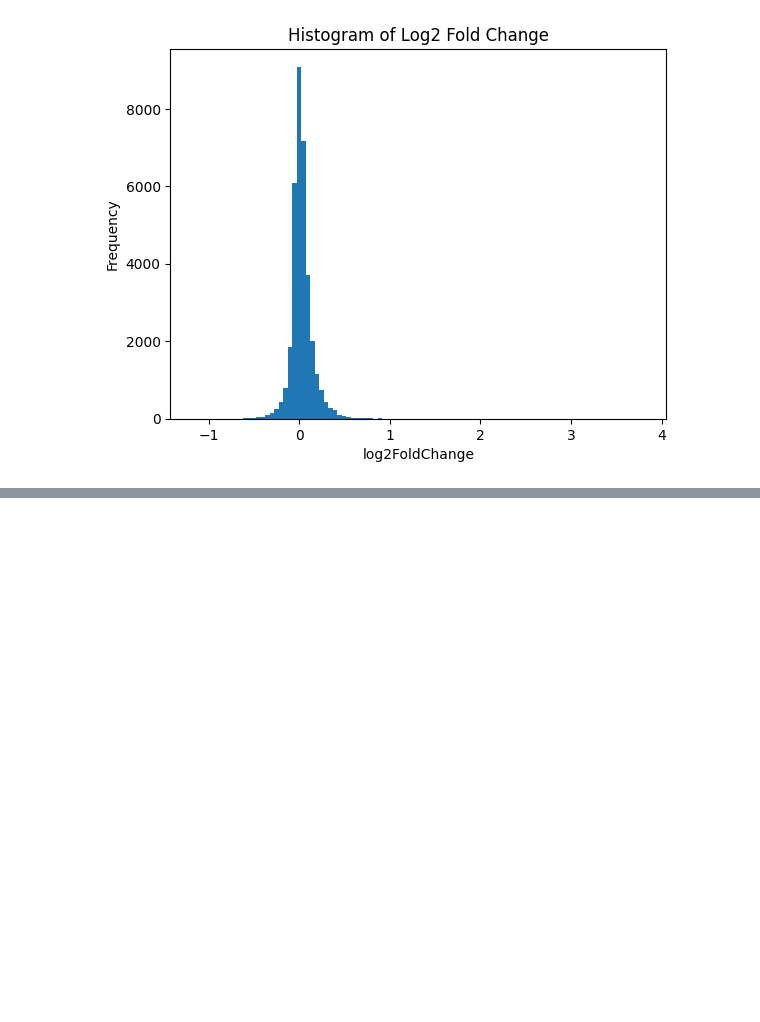
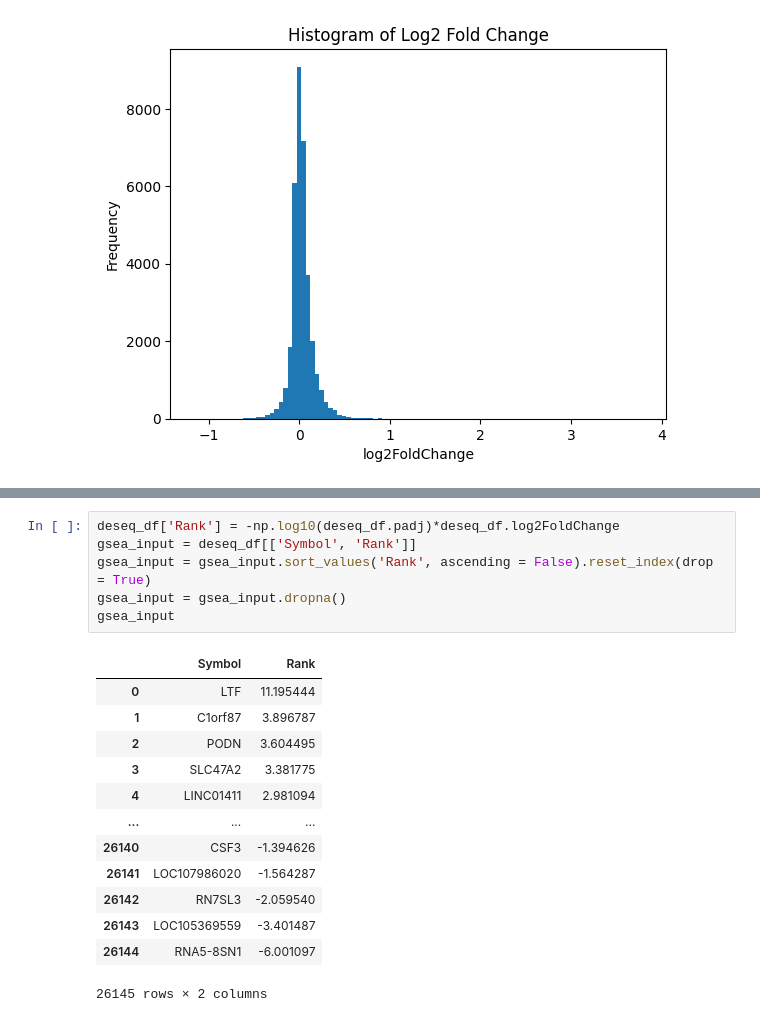
Before and after one commit to DiyaPrabhuram/bulk_RNA-seq_in_python, a Jupyter notebook: RNA_seq_with_pyDESeq2.ipynb, the cells around one changed output, grey strips where cells are left out. Drawn from its saved outputs; the diff is of its cells as text; blank space fills up the shorter version.

```diff
--- a/RNA_seq_with_pyDESeq2.ipynb
+++ b/RNA_seq_with_pyDESeq2.ipynb
@@ -294,0 +417,20 @@ plt.show()
+# %%
+deseq_df['Rank'] = -np.log10(deseq_df.padj)*deseq_df.log2FoldChange
+gsea_input = deseq_df[['Symbol', 'Rank']]
+gsea_input = gsea_input.sort_values('Rank', ascending = False).reset_index(drop = True)
+gsea_input = gsea_input.dropna()
+gsea_input
+# %% [output]
+|  | Symbol | Rank |
+| 0 | LTF | 11.195444 |
+| 1 | C1orf87 | 3.896787 |
+| 2 | PODN | 3.604495 |
+| 3 | SLC47A2 | 3.381775 |
+| 4 | LINC01411 | 2.981094 |
+| ... | ... | ... |
+| 26140 | CSF3 | -1.394626 |
+| 26141 | LOC107986020 | -1.564287 |
+| 26142 | RN7SL3 | -2.059540 |
+| 26143 | LOC105369559 | -3.401487 |
+| 26144 | RNA5-8SN1 | -6.001097 |
+26145 rows × 2 columns
```
Also changed, not shown: parts of 16 cells of this notebook.
